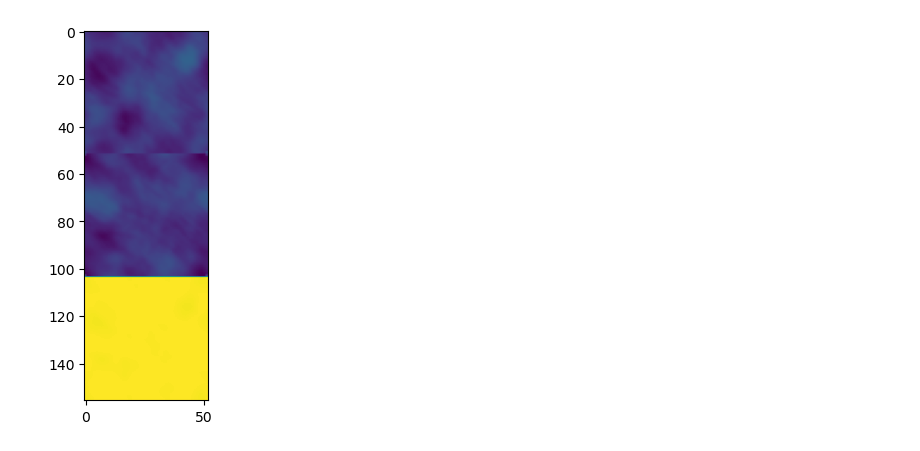
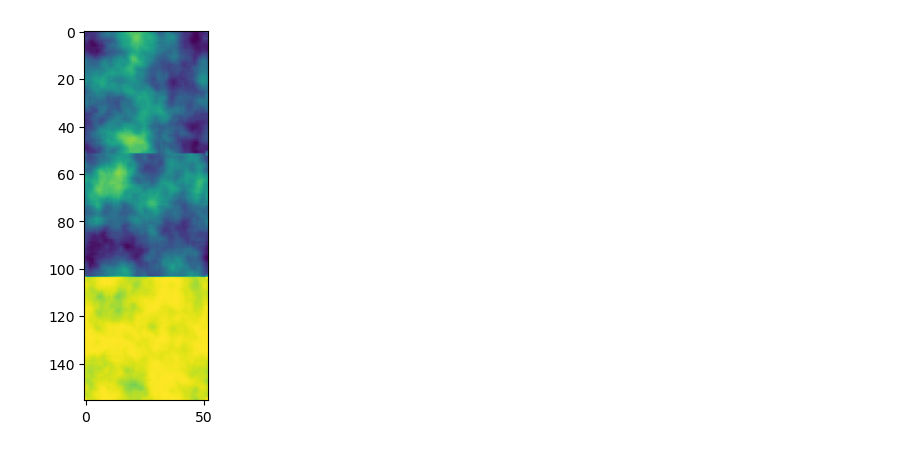
Before and after one commit to chillenb/landaunet, a Jupyter notebook: movie_notebook.ipynb, the cells around one changed output. Drawn from its saved outputs; the diff is of its cells as text; code cells hidden in the pictures.

```diff
--- a/movie_notebook.ipynb
+++ b/movie_notebook.ipynb
@@ -66,13 +40,13 @@ plt.show()
 # %%
 ims = []
 fig, ax = plt.subplots()
-for k in range(1000):
+for k in range(100000):
     pd.step()
-    if k % 10 == 0:
+    if k % 100 == 0:
         im = ax.imshow(np.reshape(pd.data,(3*(n+2),(n+2))), animated=True)
         ims.append([im])
 # %% [output]
-[figure, old version]
+[figure, new version]
 # %%
 ani = animation.ArtistAnimation(fig, ims, interval=30, blit=True,
                                 repeat_delay=1000)
```
Also changed, not shown: parts of 9 cells of this notebook, 1 other file.
